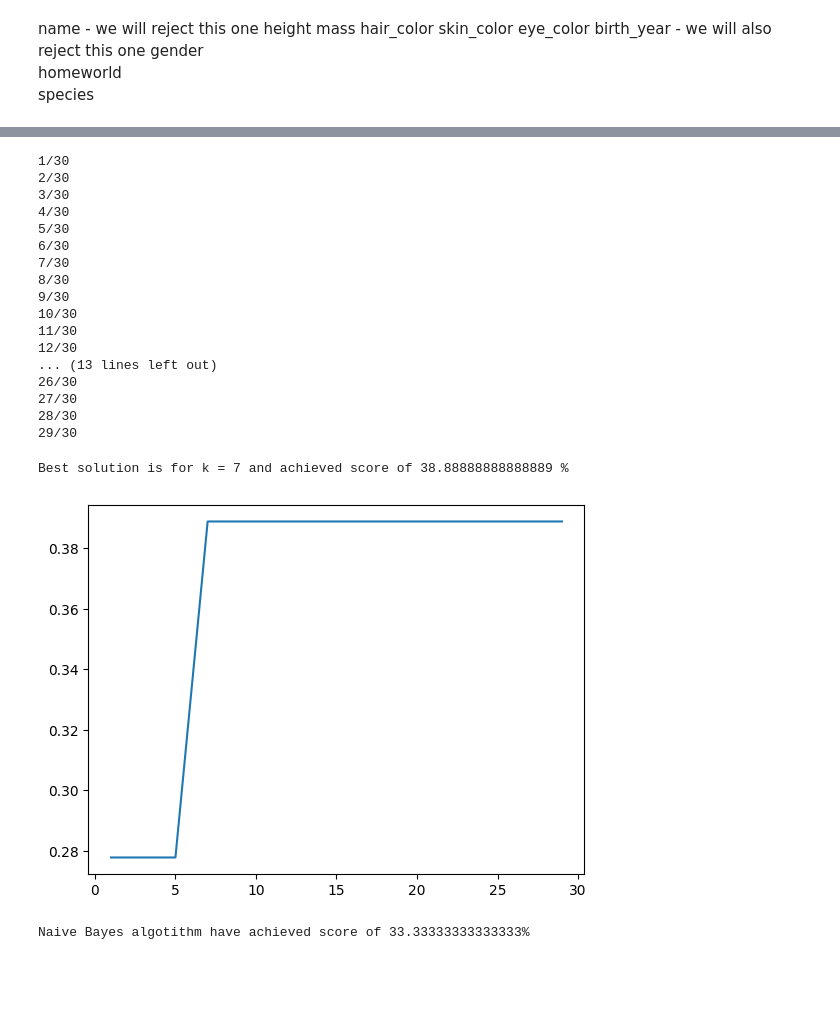
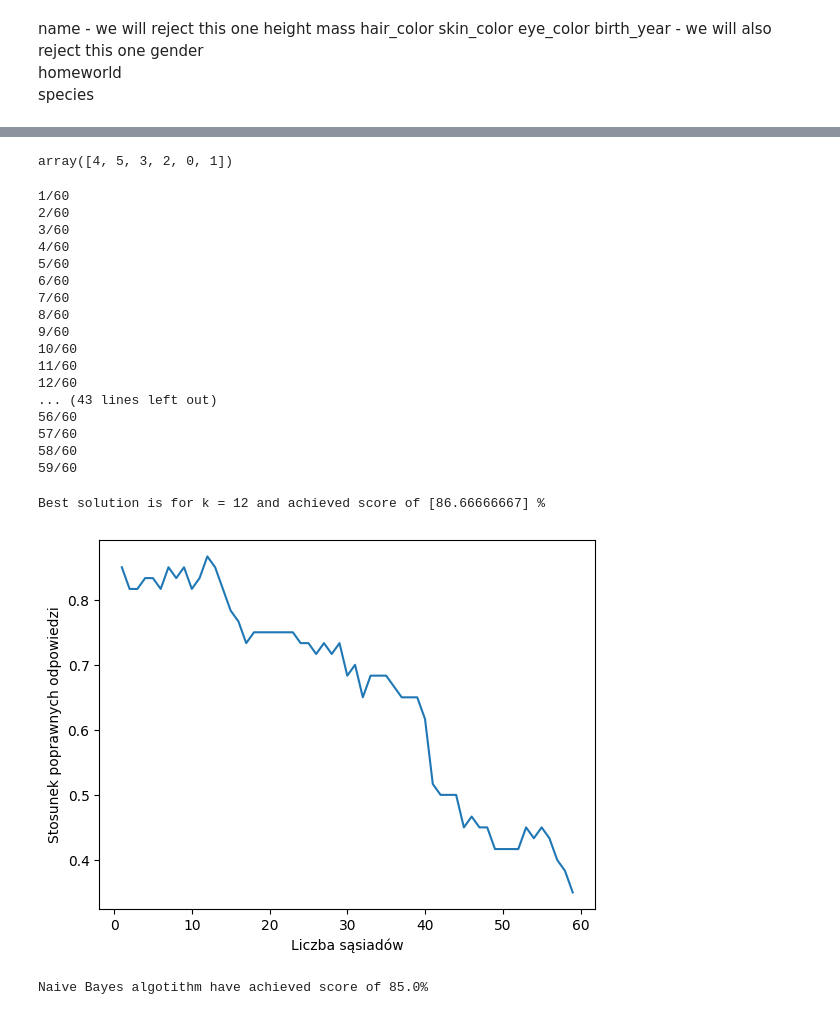
Before and after one commit to RadekJedrzejczyk/StarClasification, a Jupyter notebook: analysis.ipynb, the cells around one changed output, grey strips where cells are left out. Saved outputs shown, nothing was run; the diff lists cells and outputs as text; code cells hidden in the pictures; blank space fills up the shorter version.

Commit message:
Basically finished project for classes on a smaller dataset, DO NOT MERGE INTO MAIN!

```diff
--- a/analysis.ipynb
+++ b/analysis.ipynb
@@ -5,7 +5,7 @@ import matplotlib.pyplot as plt
 from normalization import min_max
 from grader import grader
 # %%
-dataframe = pd.read_csv('characters.csv')
+dataframe = pd.read_csv('Star dataset to predict star types/star_class.csv')
 # %%
 dataframe.head()
 # %% [output]
@@ -61,8 +68,8 @@ max    264.000000
 # %%
 from map_generator import generate_map
-label_searched = 'species'
-labels_known_for_mapping = ['hair_color' ,'skin_color',	'eye_color'  ,	'gender' ,	'homeworld' ]
-labels_known_for_normalisation = ['height','mass' ]
+label_searched = 'Star type'
+labels_known_for_mapping = ['Star color' ]
+labels_known_for_normalisation = ['Temperature (K)','Luminosity(L/Lo)', 'Radius(R/Ro)' ]
 
 y=dataframe[[label_searched]]
 x = dataframe[labels_known_for_mapping+ labels_known_for_normalisation]
@@ -80,7 +87,10 @@ x[labels_known_for_normalisation]=x_norm
 
 solution_map=generate_map(y[label_searched])
 y_mapped=y.replace(solution_map)
+all_x_labels = labels_known_for_mapping+labels_known_for_normalisation
+print(x[all_x_labels].value_counts())
+print(y[label_searched].value_counts())
 
-x.info()
-y[label_searched].value_counts()
+random_seed=120
+size_of_test_split=0.25
 # %% [output]
@@ -133,3 +126,4 @@ plt.show()
 # %%
 from sklearn.model_selection import train_test_split
-x_train, x_test, y_train, y_test = train_test_split(x, y_mapped, test_size=0.2, random_state = 10)
+x_train, x_test, y_train, y_test = train_test_split(x, y_mapped, test_size=size_of_test_split, random_state = random_seed)
+x_test.describe()
@@ -136,32 +140,38 @@ x_train, x_test, y_train, y_test = train_test_split(x, y_mapped, test_size=0.2,
+# %%
+y_train[label_searched].unique()
+# %% [output]
+array([4, 5, 3, 2, 0, 1])
 # %%
-from sklearn.neighbors import KNeighborsClassifier
+from knn import knn
 from bestNeighborsNumber import findBestNeighboursNumber
-max_number_of_neighbours = 30
-max_index, solutions = findBestNeighboursNumber(x_train, x_test, y_train, y_test, max_number_of_neighbours)
+max_number_of_neighbours = 60
+max_index, solutions = findBestNeighboursNumber(x_train, x_test, y_train, y_test, max_number_of_neighbours,label_searched)
 # %% [output]
-1/30
-2/30
-3/30
-4/30
-5/30
-6/30
-7/30
-8/30
-9/30
-10/30
-11/30
-12/30
-... (13 lines left out)
-26/30
-27/30
-28/30
-29/30
+1/60
+2/60
+3/60
+4/60
+5/60
+6/60
+7/60
+8/60
+9/60
+10/60
+11/60
+12/60
+... (43 lines left out)
+56/60
+57/60
+58/60
+59/60
 # %%
-plt.plot(range(1,max_number_of_neighbours),solutions)
+plt.plot(range(1,max_number_of_neighbours ),solutions)
+plt.xlabel('Liczba sąsiadów')
+plt.ylabel('Stosunek poprawnych odpowiedzi')
 print(f"Best solution is for k = {max_index+1} and achieved score of {solutions[max_index]*100} %")
 # %% [output]
-Best solution is for k = 7 and achieved score of 38.88888888888889 %
+Best solution is for k = 12 and achieved score of [86.66666667] %
-[figure, old version]
+[figure, new version]
 # %%
 from sklearn.naive_bayes import GaussianNB
 nb_classifier = GaussianNB()
@@ -169,4 +179,4 @@ nb_classifier.fit(x_train,y_train.values.ravel())
 y_pred=nb_classifier.predict(x_test)
 print(f"Naive Bayes algotithm have achieved score of {nb_classifier.score(x_test,y_test)*100}%")
 # %% [output]
-Naive Bayes algotithm have achieved score of 33.33333333333333%
+Naive Bayes algotithm have achieved score of 85.0%
```
Also changed, not shown: parts of 6 cells of this notebook, 4 other files.
